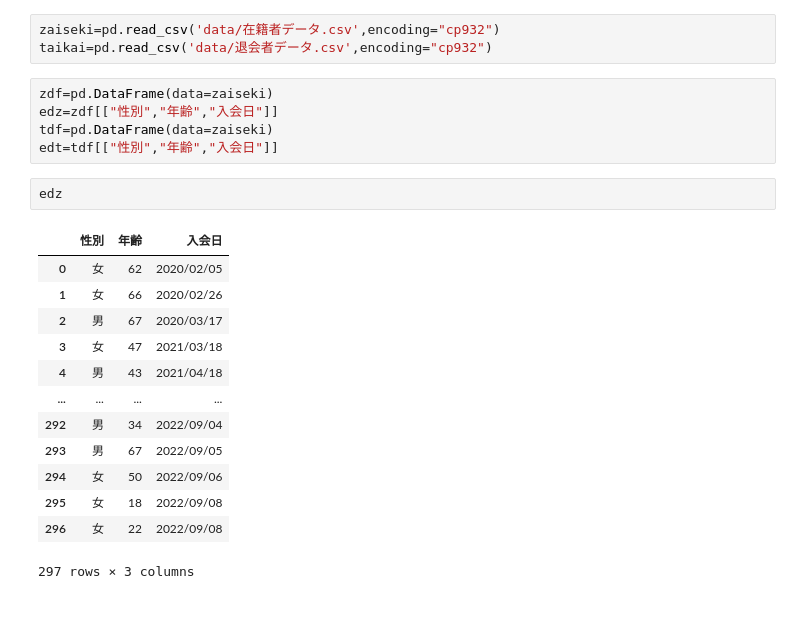
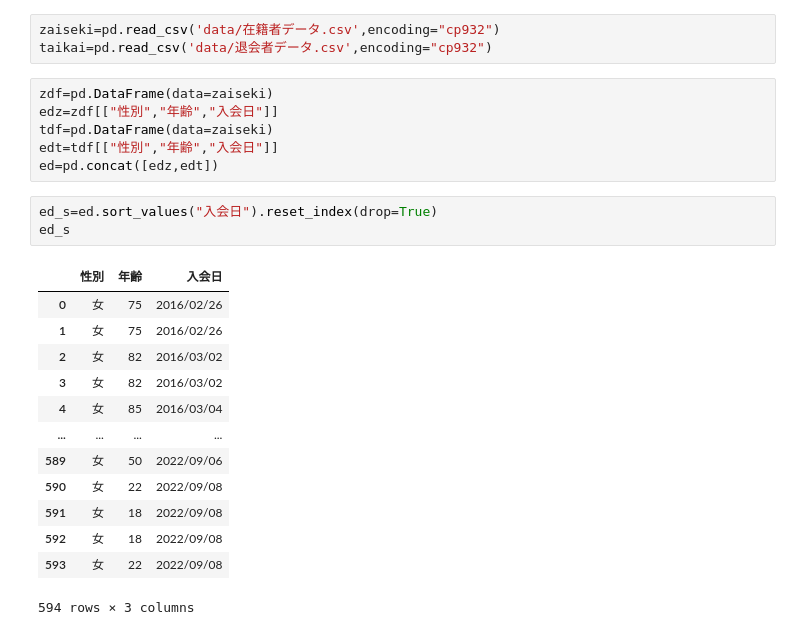
Before and after one commit to KatsuhideAsanuma/kspub-ds-text-analytics, a Jupyter notebook: analystics/fc_data.ipynb, the cells around one changed output. Drawn from its saved outputs; the diff is of its cells as text.

```diff
--- a/analystics/fc_data.ipynb
+++ b/analystics/fc_data.ipynb
@@ -10,22 +10,24 @@ zdf=pd.DataFrame(data=zaiseki)
 edz=zdf[["性別","年齢","入会日"]]
 tdf=pd.DataFrame(data=zaiseki)
 edt=tdf[["性別","年齢","入会日"]]
+ed=pd.concat([edz,edt])
-# %%
-edz
-# %% [output]
-|  | 性別 | 年齢 | 入会日 |
-| 0 | 女 | 62 | 2020/02/05 |
-| 1 | 女 | 66 | 2020/02/26 |
-| 2 | 男 | 67 | 2020/03/17 |
-| 3 | 女 | 47 | 2021/03/18 |
-| 4 | 男 | 43 | 2021/04/18 |
-| ... | ... | ... | ... |
-| 292 | 男 | 34 | 2022/09/04 |
-| 293 | 男 | 67 | 2022/09/05 |
-| 294 | 女 | 50 | 2022/09/06 |
-| 295 | 女 | 18 | 2022/09/08 |
-| 296 | 女 | 22 | 2022/09/08 |
-297 rows × 3 columns
+# %%
+ed_s=ed.sort_values("入会日").reset_index(drop=True)
+ed_s
+# %% [output]
+|  | 性別 | 年齢 | 入会日 |
+| 0 | 女 | 75 | 2016/02/26 |
+| 1 | 女 | 75 | 2016/02/26 |
+| 2 | 女 | 82 | 2016/03/02 |
+| 3 | 女 | 82 | 2016/03/02 |
+| 4 | 女 | 85 | 2016/03/04 |
+| ... | ... | ... | ... |
+| 589 | 女 | 50 | 2022/09/06 |
+| 590 | 女 | 22 | 2022/09/08 |
+| 591 | 女 | 18 | 2022/09/08 |
+| 592 | 女 | 18 | 2022/09/08 |
+| 593 | 女 | 22 | 2022/09/08 |
+594 rows × 3 columns
 # %%
 dt=edz.loc[0,"入会日"]
 pd.to_datetime(dt).month
```
Also changed, not shown: parts of 5 cells of this notebook.
